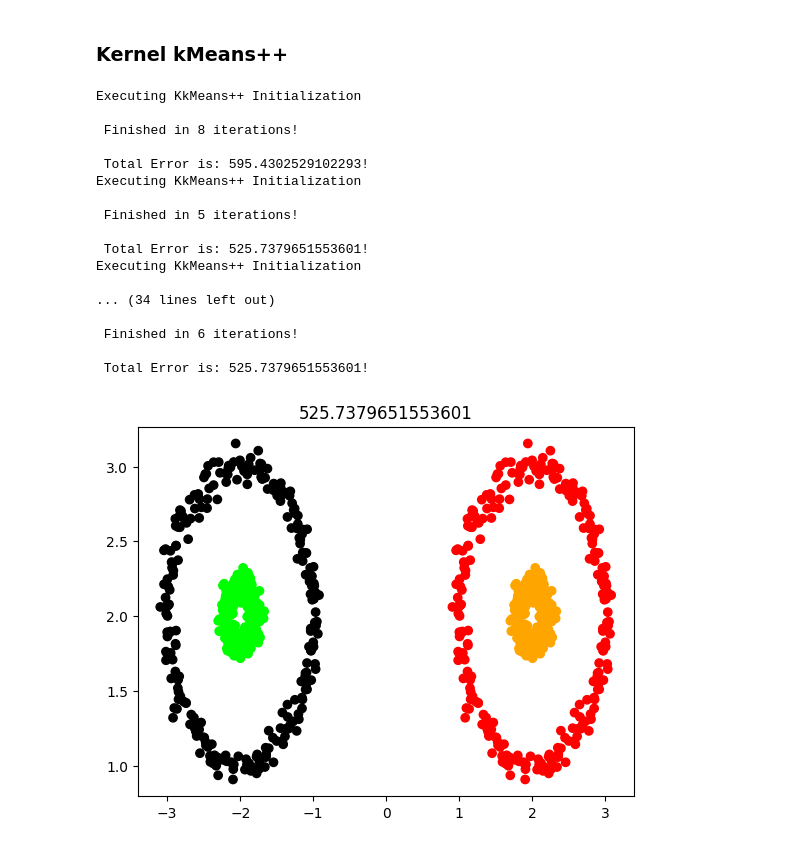
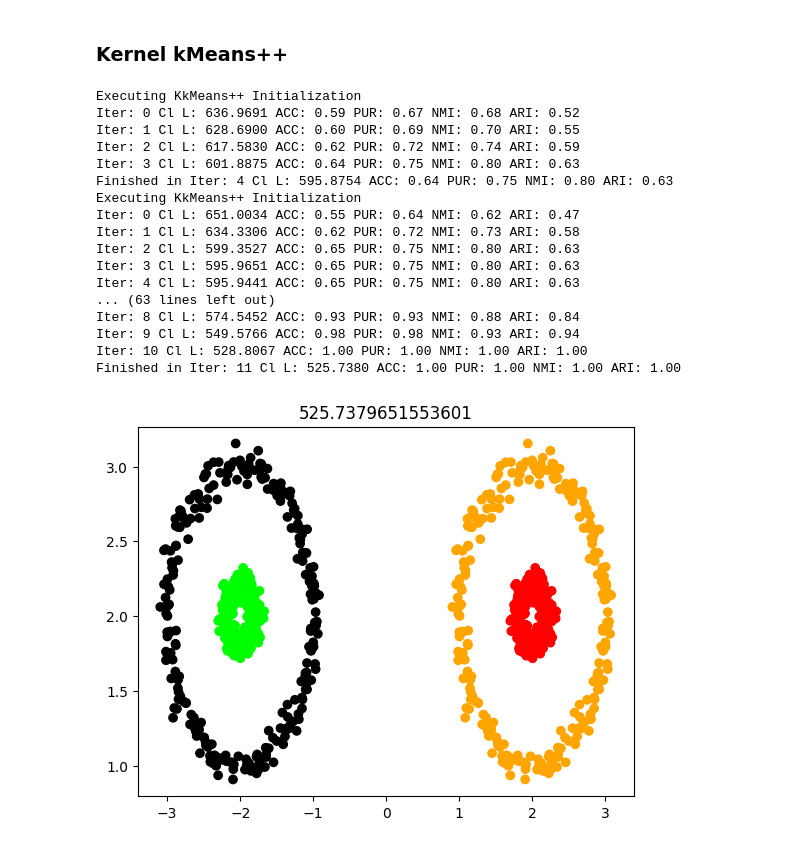
Before and after one commit to gvardakas/global-kernel-k-means-pp, a Jupyter notebook: Kernel k-means.ipynb, the cells around one changed output. Saved outputs shown, nothing was run; the diff lists cells and outputs as text; code cells hidden in the pictures.

```diff
--- a/Kernel k-means.ipynb
+++ b/Kernel k-means.ipynb
@@ -59,26 +68,26 @@ plt.show()
 ### Kernel kMeans++
 # %%
 kernelKMeansPP =  KernelKMeansPP()
-min_total_error, best_partition = kernelKMeansPP.kernel_kmeans_pp(X, K, kernel_matrix, n_init=10, method='KkMeans++')
+min_total_error, best_partition = kernelKMeansPP.kernel_kmeans_pp(X, y, K, kernel_matrix, n_init=10, method='KkMeans++')
 plt.scatter(X[:, 0], X[:, 1], c=best_partition, cmap=ListedColormap(colors))
 plt.title(min_total_error)
 plt.show()
 # %% [output]
 Executing KkMeans++ Initialization
-
- Finished in 8 iterations!
-
- Total Error is: 595.4302529102293!
+Iter: 0 Cl L: 636.9691 ACC: 0.59 PUR: 0.67 NMI: 0.68 ARI: 0.52
+Iter: 1 Cl L: 628.6900 ACC: 0.60 PUR: 0.69 NMI: 0.70 ARI: 0.55
+Iter: 2 Cl L: 617.5830 ACC: 0.62 PUR: 0.72 NMI: 0.74 ARI: 0.59
+Iter: 3 Cl L: 601.8875 ACC: 0.64 PUR: 0.75 NMI: 0.80 ARI: 0.63
+Finished in Iter: 4 Cl L: 595.8754 ACC: 0.64 PUR: 0.75 NMI: 0.80 ARI: 0.63
 Executing KkMeans++ Initialization
-
- Finished in 5 iterations!
-
- Total Error is: 525.7379651553601!
-Executing KkMeans++ Initialization
-
-... (34 lines left out)
-
- Finished in 6 iterations!
-
- Total Error is: 525.7379651553601!
+Iter: 0 Cl L: 651.0034 ACC: 0.55 PUR: 0.64 NMI: 0.62 ARI: 0.47
+Iter: 1 Cl L: 634.3306 ACC: 0.62 PUR: 0.72 NMI: 0.73 ARI: 0.58
+Iter: 2 Cl L: 599.3527 ACC: 0.65 PUR: 0.75 NMI: 0.80 ARI: 0.63
+Iter: 3 Cl L: 595.9651 ACC: 0.65 PUR: 0.75 NMI: 0.80 ARI: 0.63
+Iter: 4 Cl L: 595.9441 ACC: 0.65 PUR: 0.75 NMI: 0.80 ARI: 0.63
+... (63 lines left out)
+Iter: 8 Cl L: 574.5452 ACC: 0.93 PUR: 0.93 NMI: 0.88 ARI: 0.84
+Iter: 9 Cl L: 549.5766 ACC: 0.98 PUR: 0.98 NMI: 0.93 ARI: 0.94
+Iter: 10 Cl L: 528.8067 ACC: 1.00 PUR: 1.00 NMI: 1.00 ARI: 1.00
+Finished in Iter: 11 Cl L: 525.7380 ACC: 1.00 PUR: 1.00 NMI: 1.00 ARI: 1.00
-[figure, old version]
+[figure, new version]
```
Also changed, not shown: parts of 4 cells of this notebook, 2 other files.
